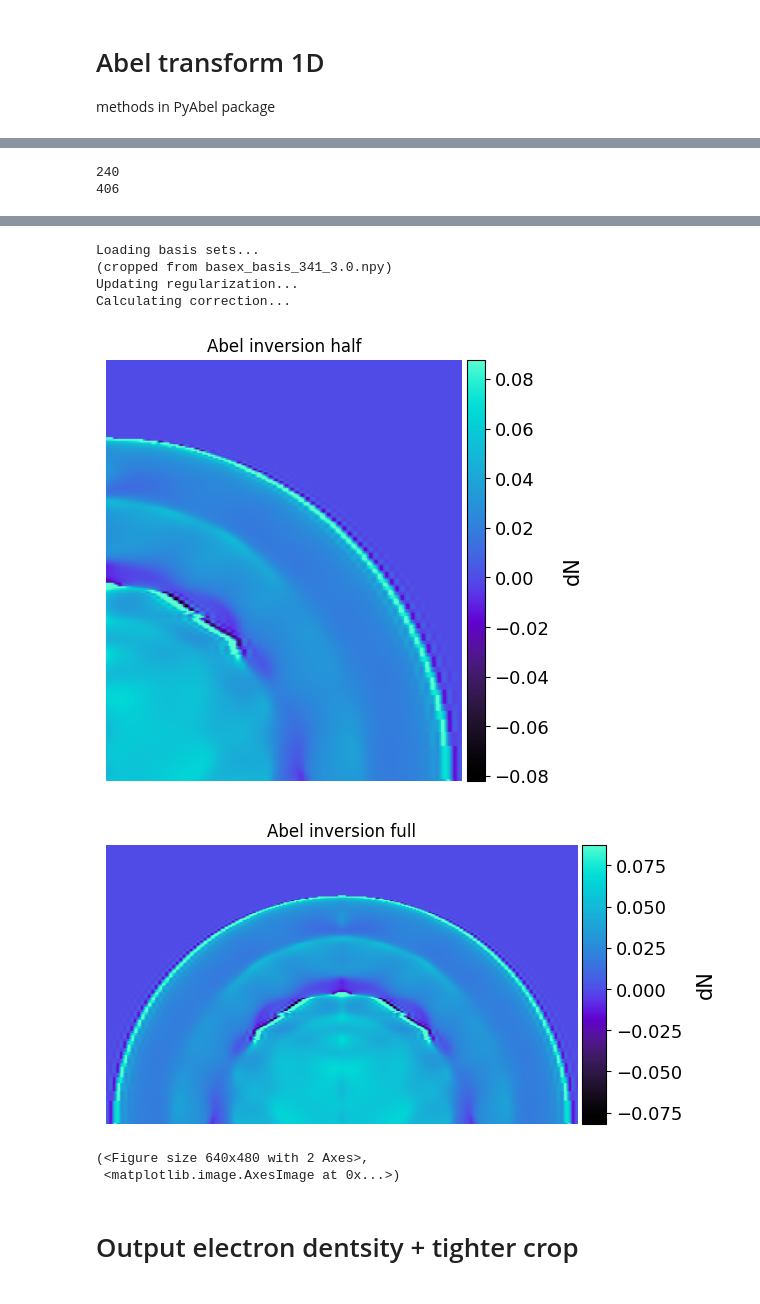
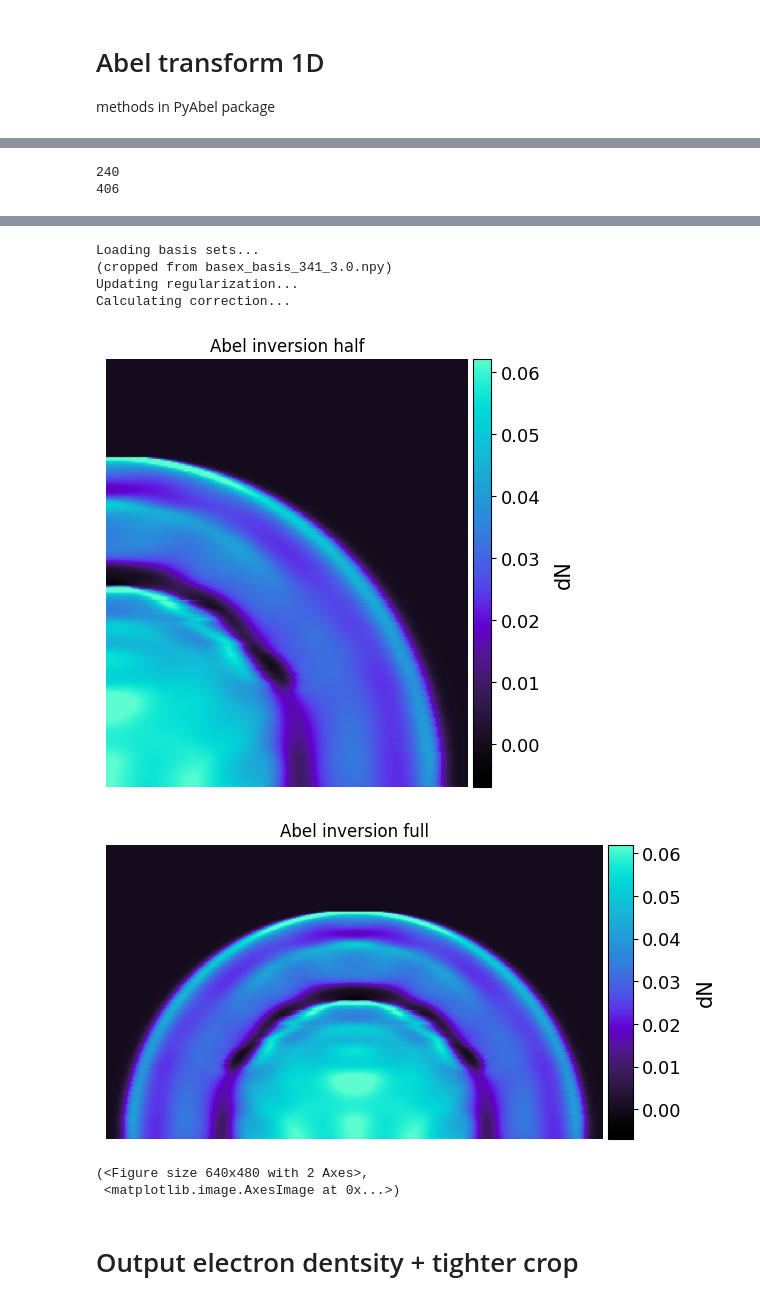
Before and after one commit to josef-codes/Abel-inversion, a Jupyter notebook: src/Phase_shift_extraction_automated.ipynb, the cells around one changed output, grey strips where cells are left out. Saved outputs shown, nothing was run; the diff lists cells and outputs as text; code cells hidden in the pictures.

```diff
--- a/src/Phase_shift_extraction_automated.ipynb
+++ b/src/Phase_shift_extraction_automated.ipynb
@@ -130,19 +135,14 @@ grad1 = functions_image_crop.calculate_1d_gradient(profile1, sigma = 5)
 center1 = functions_image_crop.center_by_symmetry_1d(profile1, smoothing_sigma=10)
 print(center1)
 # detect edges
-l, r = functions_image_crop.detect_edges(profile1, smoothing_sigma=6, threshold_ratio=0.3)
-# now you can compute the center or feed l and r into a crop function
-print((l + r) // 2)
-print(l,r)
-# crop
-sx = (l + r) // 2
-wid = r - l - 20 # r - l - #px
-print(wid)
-hei = img.shape[0]
+px = 20
+sx, wid, hei = functions_image_crop.compute_crop_params(img,px)
+print(sx,wid,hei)
 crop_img = functions_image_crop.crop_from_center(img, sx, wid, hei)
 crop_ref = functions_image_crop.crop_from_center(ref, sx, wid, hei)
-colormap = cmr.nuclear
-#
-# global_functions_im.plot_two_images(crop_img, crop_ref, title1='crop Image', title2='crop Reference',cmap=colormap)
+
+
+# colormap = cmr.nuclear
+#global_functions_im.plot_two_images(crop_img, crop_ref, title1='crop Image', title2='crop Reference',cmap1=colormap)
 # %% [output]
 546
@@ -274,14 +274,13 @@ fig = global_functions_im.plot_image(phase_shift, title='Phase shift', cmap='win
 ## --- CROP base ---
 base_crop = 15
 phase_shift_crop = functions_phase_shift.crop_img_base(phase_shift, base_crop)
-fig = global_functions_im.plot_image(phase_shift_crop, title='Phase shift no base', cmap='winter',colorbar_label='$\Delta\Phi$') # arctic
+fig = global_functions_im.plot_image(phase_shift_crop, title='Phase shift no base', cmap=cmr.cosmic,colorbar_label='$\Delta\Phi$') # arctic
 ## --- Phase UNWRAP with step function algorithms ---
 # openCV library
 # image_unwrapped = unwrap_phase(phase_shift, wrap_around=(False, False))
 # image_unwrapped = np.unwrap(np.unwrap(phase_shift, axis=0), axis=1)
-from skimage.restoration import unwrap_phase
-image_unwrapped = unwrap_phase(phase_shift_crop)
-global_functions_im.plot_image(image_unwrapped, title='Phase shift unwrapped', cmap=cmr.emerald,colorbar_label='$\Delta\Phi$') # prinsenvlag, iceburn, redshift
+image_unwrapped = functions_phase_shift.unwrap_phase_image(phase_shift_crop)
+global_functions_im.plot_image(image_unwrapped, title='Phase shift unwrapped', cmap=cmr.cosmic,colorbar_label='$\Delta\Phi$') # prinsenvlag, iceburn, redshift
 # global_functions_im.save_tiff(image_unwrapped, r"C:\Users\User\z\Desktop\WUT\Diplomka\ZPRACOVÁNÍ\Data testing\processing_project\Abel-inversion\output\random_test.jpg")
 # wrapped_phase is your 2D numpy array in (−π,π]
 #mage_unwrapped = pywrap.unwrap_branch_cut(phase_shift)
@@ -305,13 +304,11 @@ a) Use 1D fourier transform: you can enforce even symmetry by projecting out the
 # %%
 ## --- 1. Mask plasma ---
 rows, cols = image_unwrapped.shape
-mask_radius = 195
+mask_radius = 185
 # y0 at the last row (base of the image), x0 at the horizontal midpoint
-center_x = 340
-y0 = rows - 1
-x0 = cols // 2 # middle of an image
+y0 = rows - 1  # bottom row of an image
+x0 = cols // 2  # middle column of an image
 print(rows, cols)
-print(center_x)
 print(x0)
 semicircle_mask = functions_abel.make_semicircle_mask((rows, cols),
                          center = (y0, x0),
@@ -321,7 +318,7 @@ masked_plasma = image_unwrapped * semicircle_mask
 global_functions_im.plot_image(masked_plasma, title='Masked unwrapped phase shift', cmap=cmr.cosmic)
 
 ## --- 2. Symmetrization ---
-row = y0 - 5
+row = y0 - 90
 utils.plot_image_row(masked_plasma, row= row, title="Phase profile")
 
 ## --- (A) 1D fourier transform ---
@@ -400,7 +397,8 @@ b) slice the image in the axis of symmetry
 c) Abel transform whole (half) image
 d) Mirror the Abel data to form the whole image again
 # %%
-symmetrize_plasma = functions_abel.symmetrize_plasma_img(masked_plasma, n_rows = mask_radius)
+symmetrize_plasma = functions_abel.symmetrize_plasma_img(masked_plasma, n_rows = mask_radius, gaussian_sigma = 5,
+    smooth_per_row = True)
 global_functions_im.plot_image(symmetrize_plasma, title='Symmetrize plasma', colorbar_label='$\Delta\Phi$', cmap=cmr.cosmic)
 print(symmetrize_plasma.shape[0])
 print(symmetrize_plasma.shape[1])
@@ -409,7 +407,8 @@ print(symmetrize_plasma.shape[1])
 # a 2D m×n array: a half‐image where [:,0] is the symmetry axis
 row_center = symmetrize_plasma.shape[1] // 2
 # right side so that half[:,0] is on the axis, row_center = index column of symmetry
-half_img = masked_plasma[:, row_center:]
+# ---- ZDE MOHU VYČÍSLIT SYMETRIČNOST! -> masked_plasma[:, row_center:]; masked_plasma[:, :row_center] ----
+half_img = symmetrize_plasma[:, row_center:]
 global_functions_im.plot_image(half_img, title='Symmetrize  unwrap', colorbar_label='$\Delta\Phi$', cmap=cmr.cosmic)
 # full_profile  = image_unwrapped[row_center, :].astype(float)
 
@@ -419,7 +418,7 @@ inv_basex = functions_abel.inverse_abel(half_img, method = 'basex', sigma = 3,
     reg = 10, dr = dr)
 global_functions_im.plot_image(inv_basex, title='Abel inversion half', colorbar_label='dN', ignore_top_percent = 1, cmap=cmr.cosmic)
 
-# Mirror data:
+# Mirror data to get full 2D profile:
 inv_basex_full = functions_abel.mirror_image(inv_basex)
 global_functions_im.plot_image(inv_basex_full, title='Abel inversion full', colorbar_label='dN', ignore_top_percent = 1, cmap=cmr.cosmic)
 # %% [output]
@@ -430,9 +429,9 @@ global_functions_im.plot_image(inv_basex_full, title='Abel inversion full', colo
 Loading basis sets...
 (cropped from basex_basis_341_3.0.npy)
 Updating regularization...
 Calculating correction...
-[figure, old version]
+[figure, new version]
-[figure, old version]
+[figure, new version]
 (<Figure size 640x480 with 2 Axes>,
  <matplotlib.image.AxesImage at 0x...>)
 # %% [markdown]
```
Also changed, not shown: parts of 15 cells of this notebook, 8 other files.
